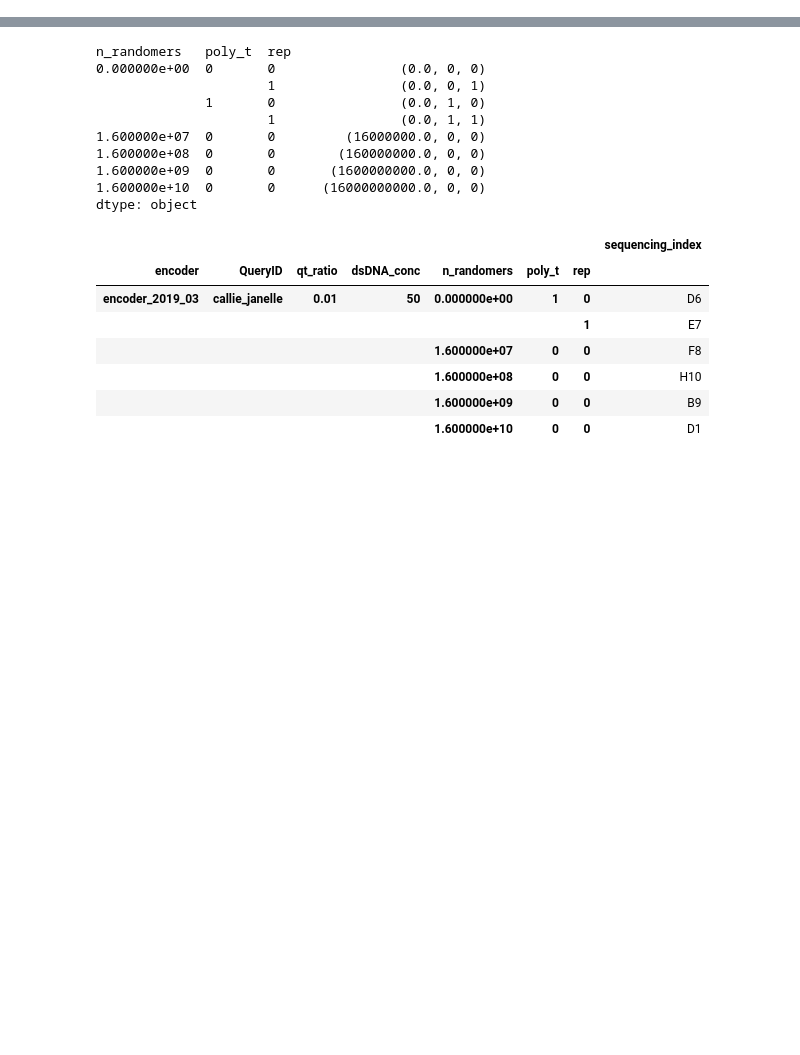
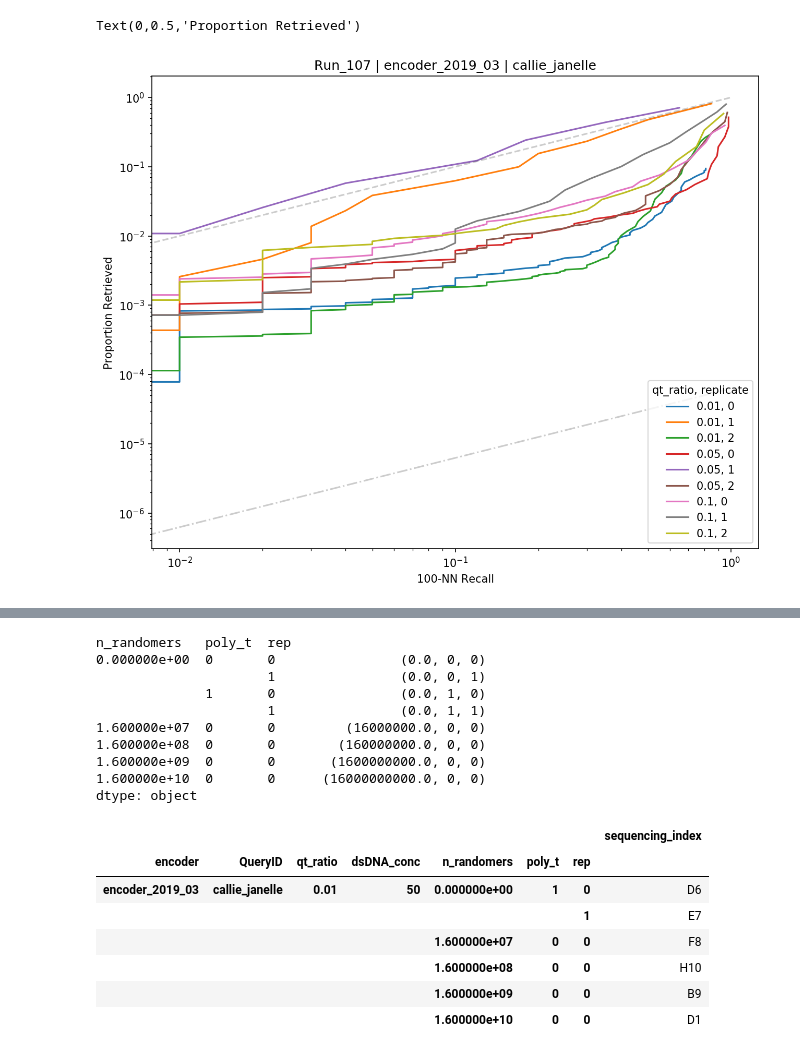
Before and after one commit to uwmisl/primo-similarity-search, a Jupyter notebook: notebooks/04_experiments/analyze_counts.ipynb, the cells around one changed output, grey strips where cells are left out. Cells and saved outputs as stored; diff of their text form; code cells hidden in the pictures; blank space fills up the shorter version.

Commit message:
add some docs & analyze runs

```diff
--- a/notebooks/04_experiments/analyze_counts.ipynb
+++ b/notebooks/04_experiments/analyze_counts.ipynb
@@ -108,3 +110,5 @@ run_104 = analyze_counts("Run_104")
+# %%
+run_107 = analyze_counts("Run_107")
 # %%
 import matplotlib.pyplot as plt
 # %%
@@ -115,3 +119,20 @@ def plot_baselines(nn_k, n_targets, plt_fn = lambda ax: ax.loglog):
         ax_plot(unif, unif, alpha=0.2, ls='--', color='black', label='Chance')
         ax_plot(unif, unif * nn_k/n_targets, alpha=0.2, ls='-.', color='black', label='Oracle')
     return plot
+# %%
+plt.figure(figsize=(10,8), dpi=150)
+(
+    run_107['analysis']
+    .groupby(["qt_ratio","rep"])
+    .apply(
+        lambda grp: plt.loglog(grp.recall.values, grp.prop_retrieved.values, label="%g, %d" % grp.name)
+    )
+)
+plt.legend(title='qt_ratio, replicate', loc='lower right')
+plot_baselines(100, 1.6e6)(plt.gca())
+plt.title("Run_107 | encoder_2019_03 | callie_janelle")
+plt.xlabel("100-NN Recall")
+plt.ylabel("Proportion Retrieved")
+# %% [output]
+Text(0,0.5,'Proportion Retrieved')
+[figure, added]
```
Also changed, not shown: parts of 3 cells of this notebook, 7 other files.
